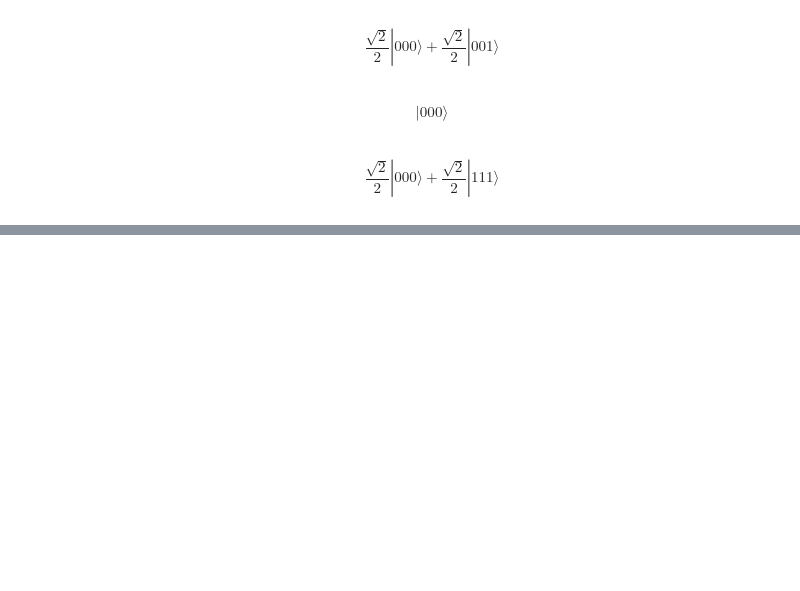
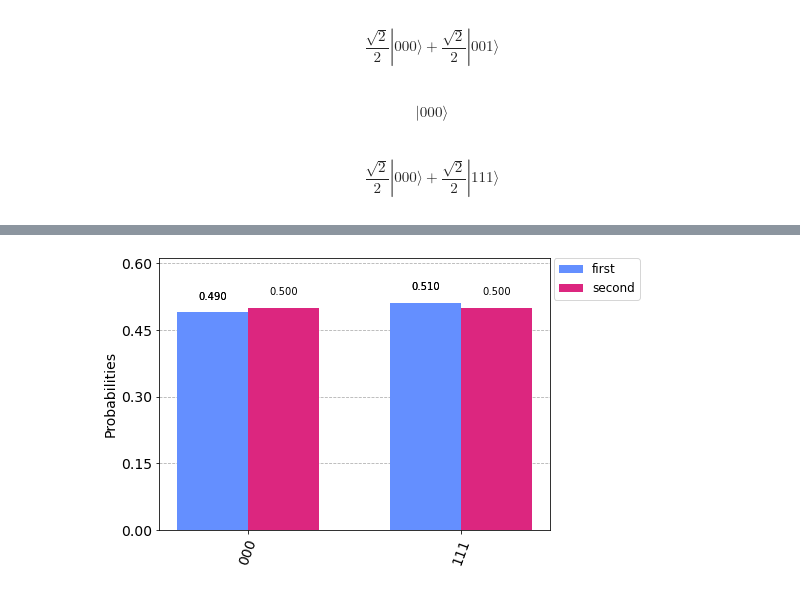
Before and after one commit to WhenTheyCry96/qiskit_study, a Jupyter notebook: lab_practice/lab01.ipynb, the cells around one changed output, grey strips where cells are left out. Cells and saved outputs as stored; diff of their text form; code cells hidden in the pictures; blank space fills up the shorter version.

```diff
--- a/lab_practice/lab01.ipynb
+++ b/lab_practice/lab01.ipynb
@@ -130,0 +147,8 @@ $$\frac{\sqrt{2}}{2} |000\rangle+\frac{\sqrt{2}}{2} |111\rangle$$
+# %%
+second_result = backend.run(transpile(circ, backend), shots=1000).result()
+second_counts = second_result.get_counts(circ)
+
+legend = ['first', 'second']
+plot_histogram([counts, second_counts], legend=legend)
+# %% [output]
+[figure, added]
```
Also changed, not shown: parts of 5 cells of this notebook.
